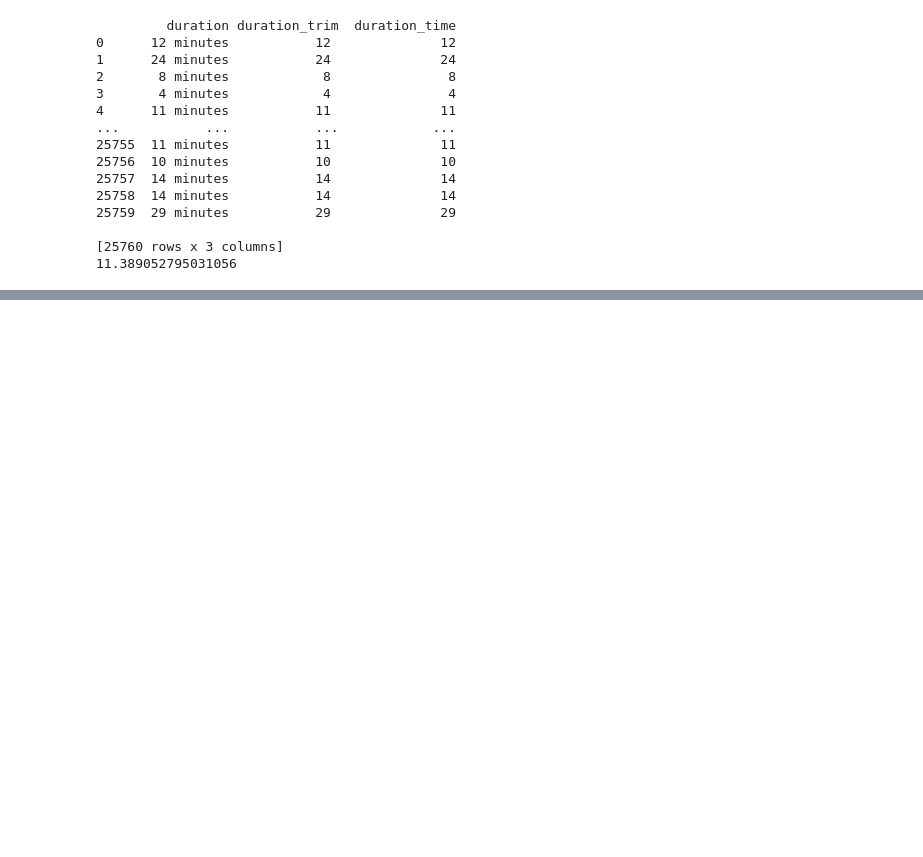
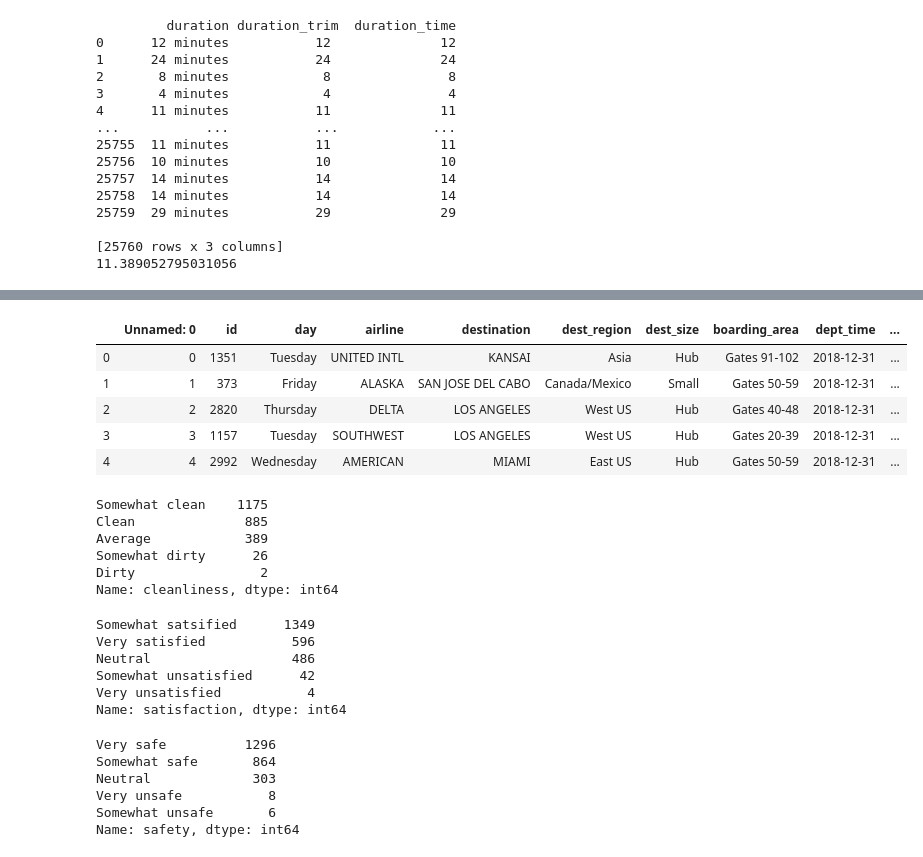
Before and after one commit to supertyagi/Data-Science-Work, a Jupyter notebook: Cleaning Data/Notebook.ipynb, the cells around one changed output, grey strips where cells are left out. Drawn from its saved outputs; the diff is of its cells as text; code cells hidden in the pictures; blank space fills up the shorter version.

```diff
--- a/Cleaning Data/Notebook.ipynb
+++ b/Cleaning Data/Notebook.ipynb
@@ -181,0 +205,10 @@ Name: tire_sizes, dtype: int64
+# %%
+# Print categories DataFrame
+print(categories.head())
+
+airlines = pd.read_csv('../datasets/airlines_final.csv')
+
+# Print unique values of survey columns in airlines
+print('Cleanliness: ', airlines['cleanliness'].unique(), "\n")
+print('Safety: ', airlines['safety'].unique(), "\n")
+print('Satisfaction: ', airlines['satisfaction'].unique(), "\n")
@@ -181,0 +228,36 @@ Name: tire_sizes, dtype: int64
+# %%
+airlines.head()
+# %% [output]
+|  | Unnamed: 0 | id | day | airline | destination | dest_region | dest_size | boarding_area | dept_time | ... |
+| 0 | 0 | 1351 | Tuesday | UNITED INTL | KANSAI | Asia | Hub | Gates 91-102 | 2018-12-31 | ... |
+| 1 | 1 | 373 | Friday | ALASKA | SAN JOSE DEL CABO | Canada/Mexico | Small | Gates 50-59 | 2018-12-31 | ... |
+| 2 | 2 | 2820 | Thursday | DELTA | LOS ANGELES | West US | Hub | Gates 40-48 | 2018-12-31 | ... |
+| 3 | 3 | 1157 | Tuesday | SOUTHWEST | LOS ANGELES | West US | Hub | Gates 20-39 | 2018-12-31 | ... |
+| 4 | 4 | 2992 | Wednesday | AMERICAN | MIAMI | East US | Hub | Gates 50-59 | 2018-12-31 | ... |
+# %%
+airlines['cleanliness'].value_counts()
+# %% [output]
+Somewhat clean    1175
+Clean              885
+Average            389
+Somewhat dirty      26
+Dirty                2
+Name: cleanliness, dtype: int64
+# %%
+airlines['satisfaction'].value_counts()
+# %% [output]
+Somewhat satsified      1349
+Very satisfied           596
+Neutral                  486
+Somewhat unsatisfied      42
+Very unsatisfied           4
+Name: satisfaction, dtype: int64
+# %%
+airlines['safety'].value_counts()
+# %% [output]
+Very safe          1296
+Somewhat safe       864
+Neutral             303
+Very unsafe           8
+Somewhat unsafe       6
+Name: safety, dtype: int64
```
Also changed, not shown: parts of 30 cells of this notebook.
